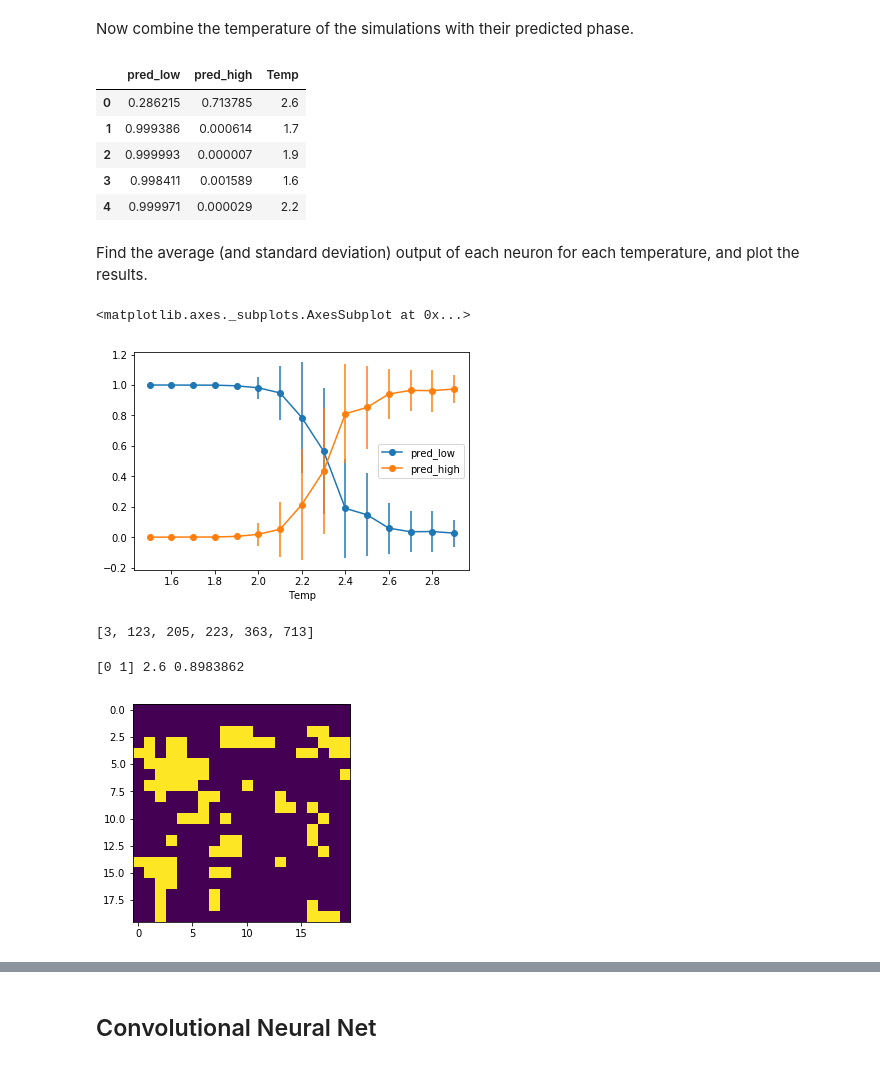
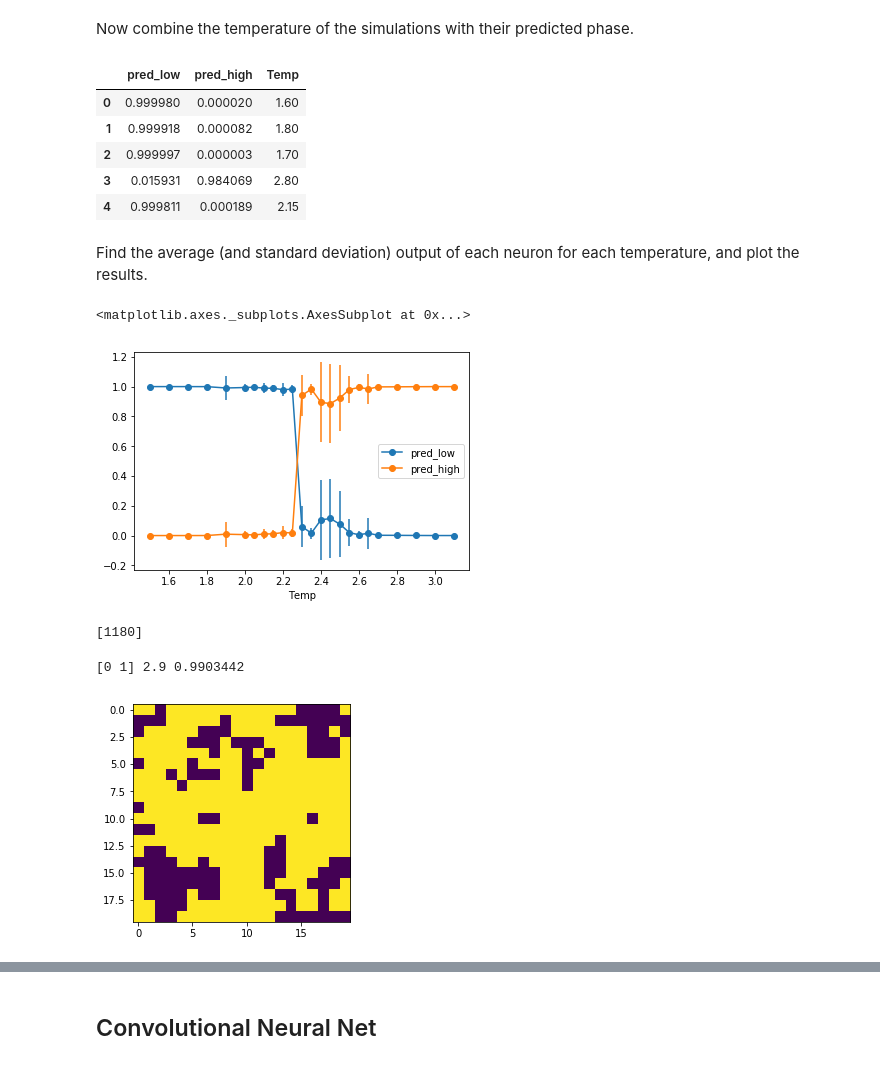
Before and after one commit to DanielJCase/Ising-Deep-Learning, a Jupyter notebook: Ising_NN.ipynb, the cells around one changed output, grey strips where cells are left out. Cells and saved outputs as stored; diff of their text form; code cells hidden in the pictures.

```diff
--- a/Ising_NN.ipynb
+++ b/Ising_NN.ipynb
@@ -97,5 +97,5 @@ model1 = keras.Sequential([
 # %%
 model1.compile(optimizer=tf.train.AdamOptimizer(learning_rate=0.001), loss='binary_crossentropy', metrics=['accuracy'])
 # %%
-model1.fit(x=tr_img_data,y=tr_lbl_data, epochs=10,batch_size=64)
+model1.fit(x=tr_img_data,y=tr_lbl_data, epochs=20,batch_size=64)
 # %% [output]
@@ -141,11 +138,11 @@ df1 = pd.DataFrame({'pred_low':low_predict,'pred_high':high_predict, 'Temp':val_
 df1.head()
 # %% [output]
 |  | pred_low | pred_high | Temp |
-| 0 | 0.286215 | 0.713785 | 2.6 |
-| 1 | 0.999386 | 0.000614 | 1.7 |
-| 2 | 0.999993 | 0.000007 | 1.9 |
-| 3 | 0.998411 | 0.001589 | 1.6 |
-| 4 | 0.999971 | 0.000029 | 2.2 |
+| 0 | 0.999980 | 0.000020 | 1.60 |
+| 1 | 0.999918 | 0.000082 | 1.80 |
+| 2 | 0.999997 | 0.000003 | 1.70 |
+| 3 | 0.015931 | 0.984069 | 2.80 |
+| 4 | 0.999811 | 0.000189 | 2.15 |
 # %% [markdown]
 Find the average (and standard deviation) output of each neuron for each temperature, and plot the results.
 # %%
@@ -156,7 +153,7 @@ df3=df1.groupby('Temp').std()
 df2.plot(marker='o',yerr=df3)
 # %% [output]
 <matplotlib.axes._subplots.AxesSubplot at 0x...>
-[figure, old version]
+[figure, new version]
 # %%
 #plt.plot(val_Temp_data,low_predict,'o')
 #plt.plot(val_Temp_data,high_predict,'o')
@@ -169,11 +166,11 @@ for i in range(len(val_lbl_data)):
 # %%
 bad_predictions
 # %% [output]
-[3, 123, 205, 223, 363, 713]
+[1180]
 # %%
-idx=3
+idx=2388
 plt.imshow(val_img_data[idx])
 print(val_lbl_data[idx],val_Temp_data[idx],low_predict[idx])
 # %% [output]
-[0 1] 2.6 0.8983862
+[0 1] 2.9 0.9903442
-[figure, old version]
+[figure, new version]
```
Also changed, not shown: parts of 16 cells of this notebook, 2 other files.
